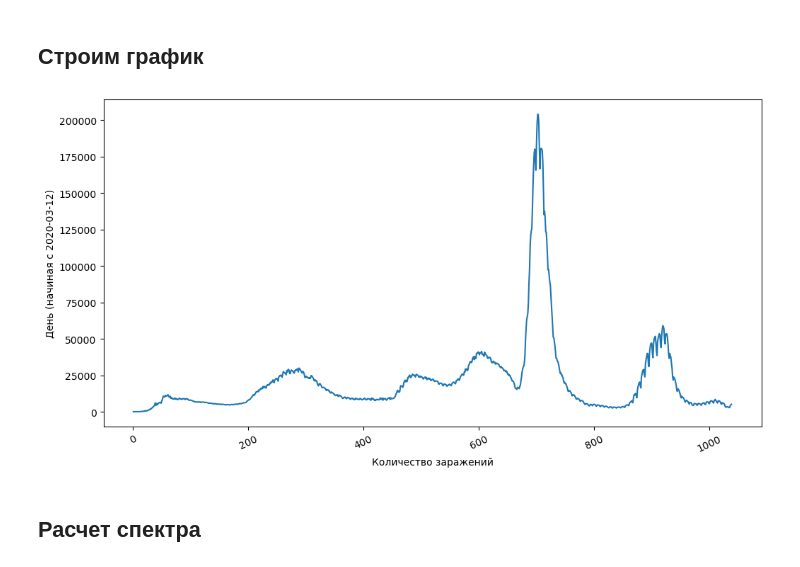
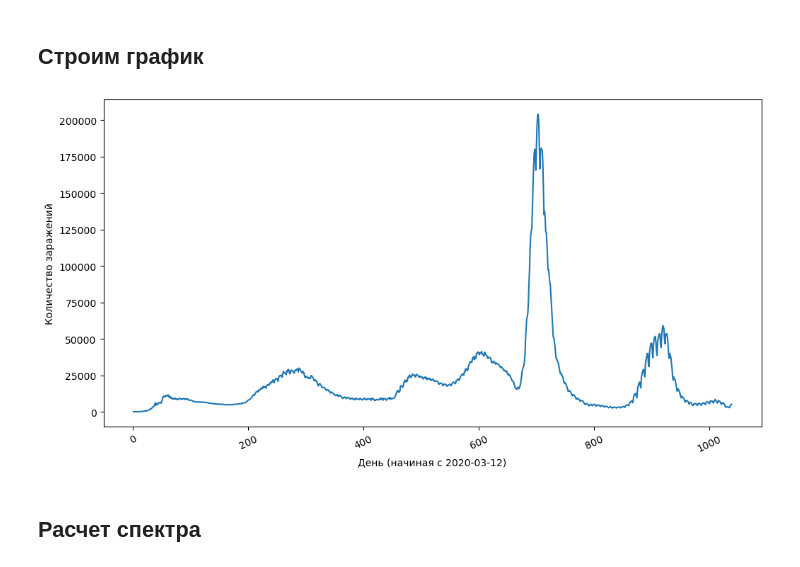
Before and after one commit to MatiXxD/TSA, a Jupyter notebook: lesson1/dz1.ipynb, the cells around one changed output. Drawn from its saved outputs; the diff is of its cells as text; code cells hidden in the pictures.

```diff
--- a/lesson1/dz1.ipynb
+++ b/lesson1/dz1.ipynb
@@ -52,12 +52,12 @@ df
 # %%
 plt.figure(figsize = (12, 6))
 plt.plot(df[col[0]], df[col[1]])
-plt.xlabel("Количество заражений")
-plt.ylabel("День (начиная с 2020-03-12)")
+plt.xlabel("День (начиная с 2020-03-12)")
+plt.ylabel("Количество заражений")
 plt.xticks(rotation=25)
 plt.show()
 # %% [output]
-[figure, old version]
+[figure, new version]
 # %% [markdown]
 ## Расчет спектра
 # %%
```
Also changed, not shown: parts of 6 cells of this notebook.
